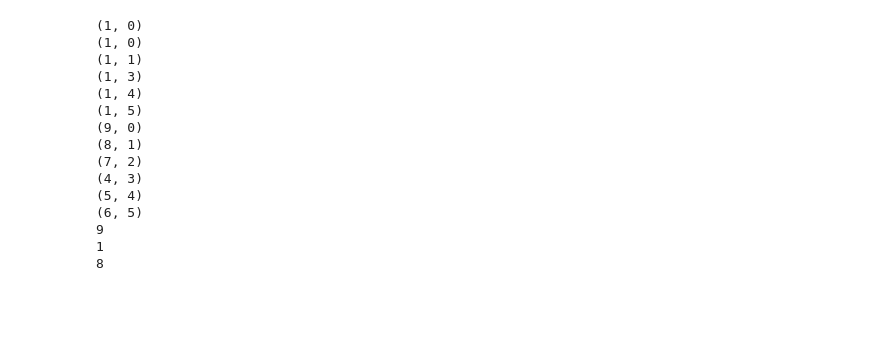
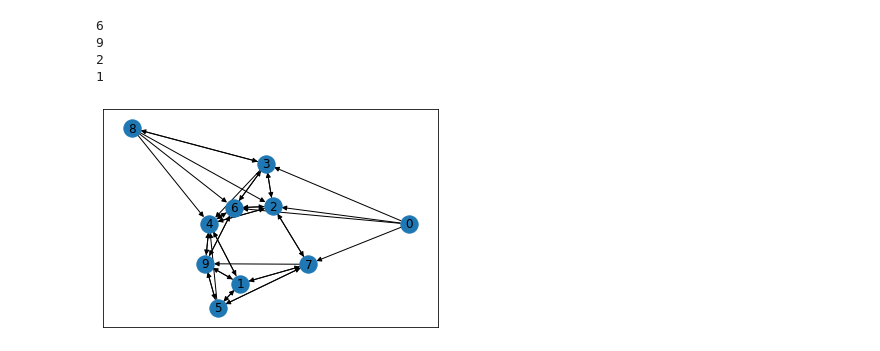
Before and after one commit to shengwenLeong/Colab, a Jupyter notebook: GraphSearch.ipynb, the cells around one changed output. Drawn from its saved outputs; the diff is of its cells as text; code cells hidden in the pictures; blank space fills up the shorter version.

```diff
--- a/GraphSearch.ipynb
+++ b/GraphSearch.ipynb
@@ -157,41 +194 @@ class PriorityQueue:
         temp = temp.next
-# %%
-# Driver code
-if __name__ == "__main__":
-
-    # Creating an instance of Priority
-    # Queue, and adding values
-    # 7 -> 4 -> 5 -> 6
-    pq = PriorityQueue()
-    print(pq.push(4, 4))
-    print(pq.push(5, 5))
-    print(pq.push(6, 6))
-    print(pq.push(7, 3))
-    print(pq.push(8, 2))
-    print(pq.push(9, 1))
-
-
-    # Traversing through Priority Queue
-    pq.traverse()
-
-    # Removing highest Priority item
-    # for priority queue
-    print(pq.peek())
-    print(pq.pop())
-    print(pq.peek())
-# %% [output]
-(1, 0)
-(1, 0)
-(1, 1)
-(1, 3)
-(1, 4)
-(1, 5)
-(9, 0)
-(8, 1)
-(7, 2)
-(4, 3)
-(5, 4)
-(6, 5)
-9
-1
-8
@@ -270,0 +245,12 @@ class GraphFramework:
+# %%
+KGraph = ConstructKnnGraph(10, 4)
+KGraph.KnnGraph()
+for i in KGraph.G.neighbors(4):
+  print(i)
+KGraph.DrawGraph()
+# %% [output]
+6
+9
+2
+1
+[figure, added]
```
Also changed, not shown: parts of 9 cells of this notebook.
